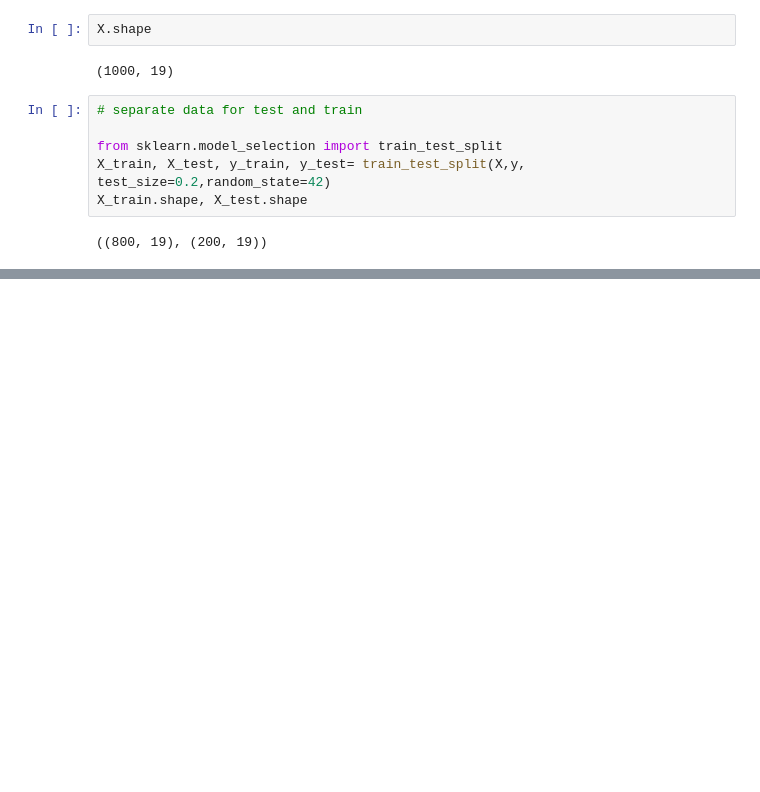
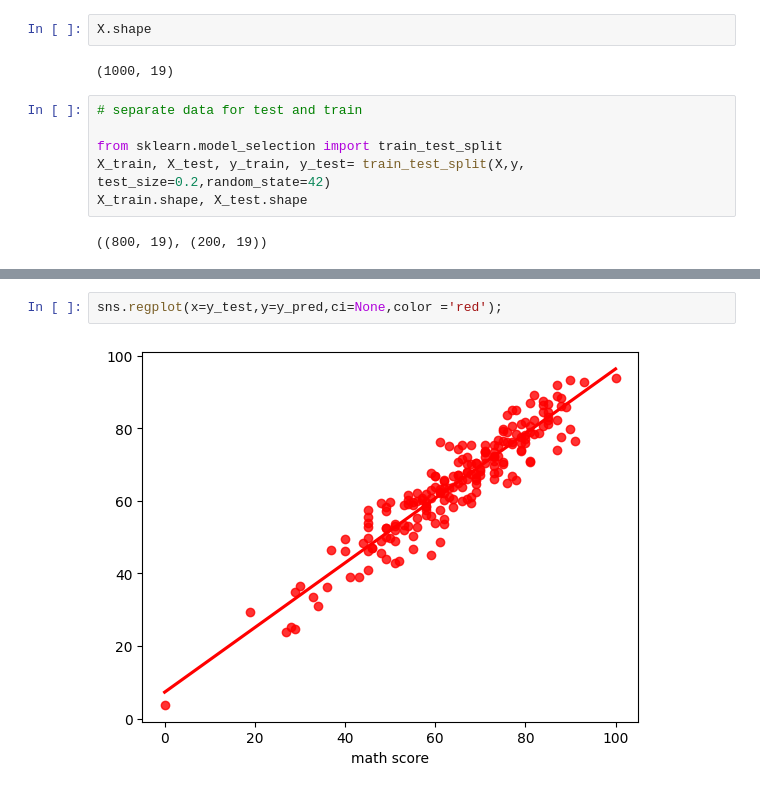
Before and after one commit to Unaza-DataScience/Machine-Learning-Project, a Jupyter notebook: src/Notebook/data/Model Training.ipynb, the cells around one changed output, grey strips where cells are left out. Cells and saved outputs as stored; diff of their text form; blank space fills up the shorter version.

```diff
--- a/src/Notebook/data/Model Training.ipynb
+++ b/src/Notebook/data/Model Training.ipynb
@@ -152,0 +226,4 @@ for i in range (len(list(models))):
+# %%
+sns.regplot(x=y_test,y=y_pred,ci=None,color ='red');
+# %% [output]
+[figure, added]
```
Also changed, not shown: parts of 7 cells of this notebook.
